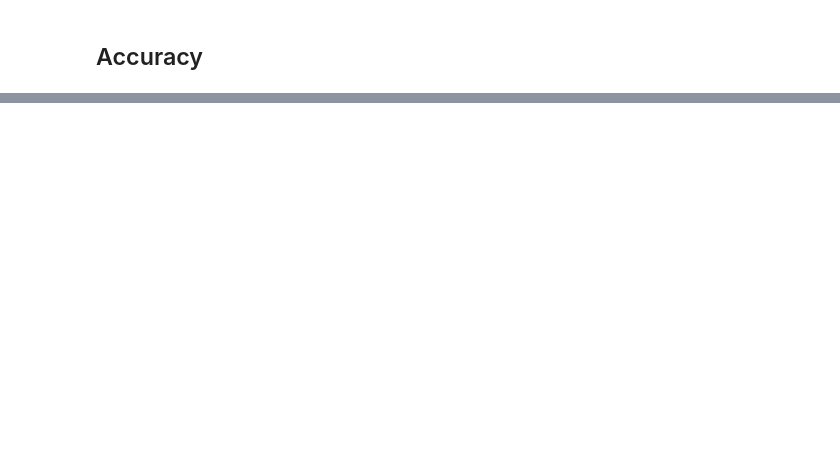
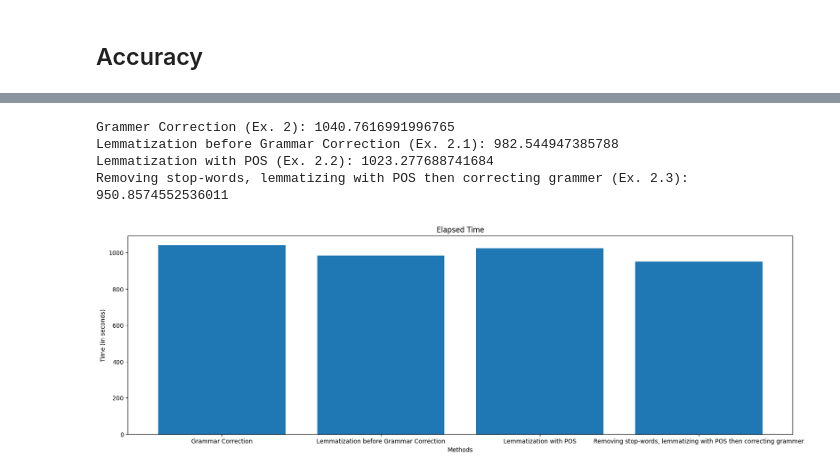
Before and after one commit to toby-j/NLP-Experiments-on-GoEmotions-dataset, a Jupyter notebook: Grammer_Correction_(Ex_2).ipynb, the cells around one changed output, grey strips where cells are left out. Cells and saved outputs as stored; diff of their text form; code cells hidden in the pictures; blank space fills up the shorter version.

```diff
--- a/Grammer_Correction_(Ex_2).ipynb
+++ b/Grammer_Correction_(Ex_2).ipynb
@@ -964,0 +1274,29 @@ plot_graphs([control_accuracy_padded, experiment_2_accuracy_padded, experiment_2
+# %%
+# create a list of elapsed_time variables
+elapsed_times = [elapsed_time_2, elapsed_time_2_1, elapsed_time_2_2, elapsed_time_2_3]
+
+plt.figure(figsize=(20, 6))
+
+plt.bar(range(len(elapsed_times)), elapsed_times, align='center')
+
+# set the x-axis labels to the legend names
+plt.xticks(range(len(elapsed_times)), ["Grammar Correction", "Lemmatization before Grammar Correction", "Lemmatization with POS", "Removing stop-words, lemmatizing with POS then correcting grammer"])
+
+# set the title and axis labels
+plt.title('Elapsed Time')
+plt.xlabel('Methods')
+plt.ylabel('Time (in seconds)')
+
+print("Grammer Correction (Ex. 2): {}".format(elapsed_time_2))
+print("Lemmatization before Grammar Correction (Ex. 2.1): {}".format(elapsed_time_2_1))
+print("Lemmatization with POS (Ex. 2.2): {}".format(elapsed_time_2_2))
+print("Removing stop-words, lemmatizing with POS then correcting grammer (Ex. 2.3): {}".format(elapsed_time_2_3))
+
+# display the bar chart
+plt.show()
+# %% [output]
+Grammer Correction (Ex. 2): 1040.7616991996765
+Lemmatization before Grammar Correction (Ex. 2.1): 982.544947385788
+Lemmatization with POS (Ex. 2.2): 1023.277688741684
+Removing stop-words, lemmatizing with POS then correcting grammer (Ex. 2.3): 950.8574552536011
+[figure, added]
```
Also changed, not shown: parts of 43 cells of this notebook.
